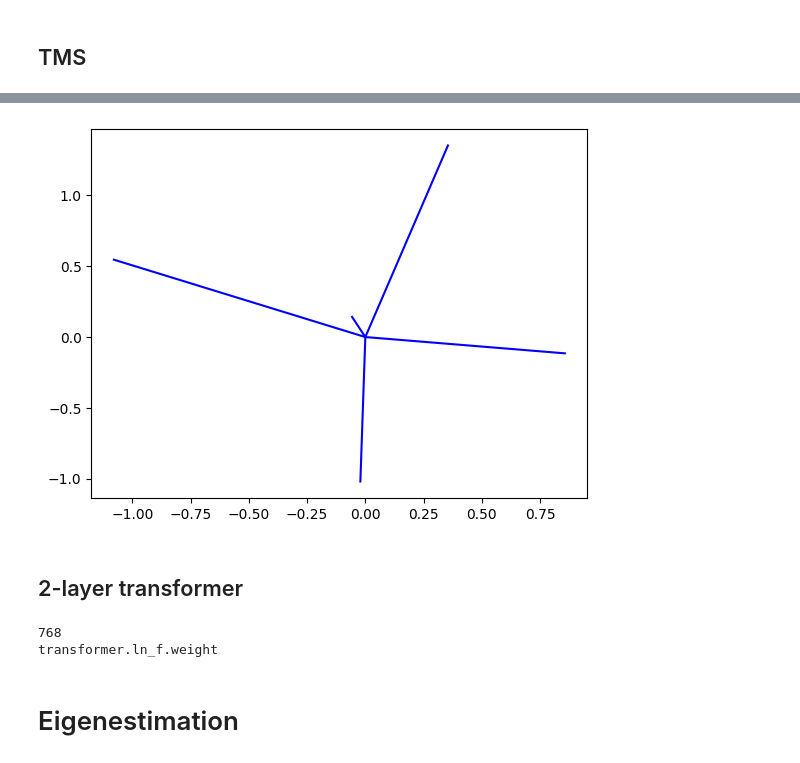
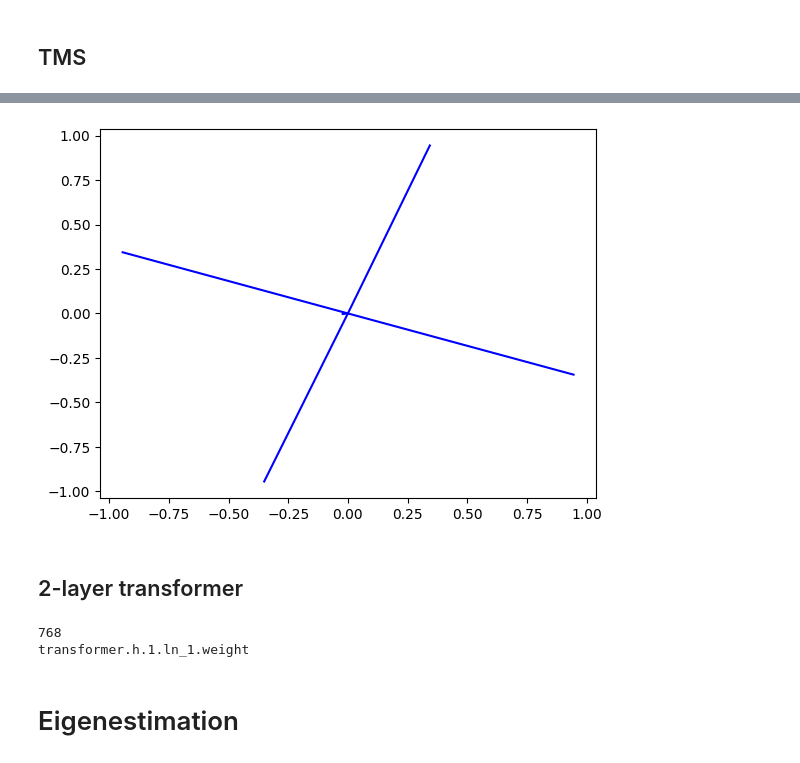
Before and after one commit to briannachrisman/eigenestimation, a Jupyter notebook: toy_model_analysis.ipynb, the cells around one changed output, grey strips where cells are left out. Saved outputs shown, nothing was run; the diff lists cells and outputs as text; code cells hidden in the pictures.

```diff
--- a/toy_model_analysis.ipynb
+++ b/toy_model_analysis.ipynb
@@ -57,12 +76,12 @@ Epoch 300, Loss: 8.041374144340807e-07
 #@title Train TMS
 n_features = 5
 hidden_dim = 2
-n_datapoints = 2048
-sparsity = .1
+n_datapoints = 1024
+sparsity = .075
 
-batch_size = 24
-learning_rate = .01
-n_epochs = 5000
+batch_size = 12
+learning_rate = .1
+n_epochs = 1000
 
 X_tms, Y_tms, dataloader_TMS = GenerateTMSData(
     num_features=n_features, num_datapoints=n_datapoints, sparsity=sparsity, batch_size=batch_size)
@@ -89,4 +103,4 @@ Epoch 4500, Loss: 0.03988216444849968
-[figure, old version]
+[figure, new version]
 # %% [markdown]
 ## 2-layer transformer
 # %%
@@ -109,7 +123,7 @@ transformer_model = TransformerWrapper(gpt2, tokenizer)
 # Make the eigenestimation a little smaller but only looking at a subset of the parameters.
 # Pick a random subset of tensors to include in paramters, and turn the rest into frozen buffers.
 params_to_delete = [name for name, param in transformer_model.named_parameters()]
-params_to_delete = [p for p in params_to_delete if p!='transformer.ln_f.weight']
+params_to_delete = [p for p in params_to_delete if p!='transformer.h.1.ln_1.weight']
 
 # Delete 3/4 of the parameters.
 #for p in (params_to_delete[::20]):
@@ -121,7 +135,7 @@ print(sum([p.numel() for p in transformer_model.parameters()]))
 for n,_ in transformer_model.named_parameters(): print(n)
 # %% [output]
 768
-transformer.ln_f.weight
+transformer.h.1.ln_1.weight
 # %%
 # Load in data.
 imdb_dataset = load_dataset("imdb", split="test[:1%]")
```
Also changed, not shown: parts of 162 cells of this notebook, 4 other files.
